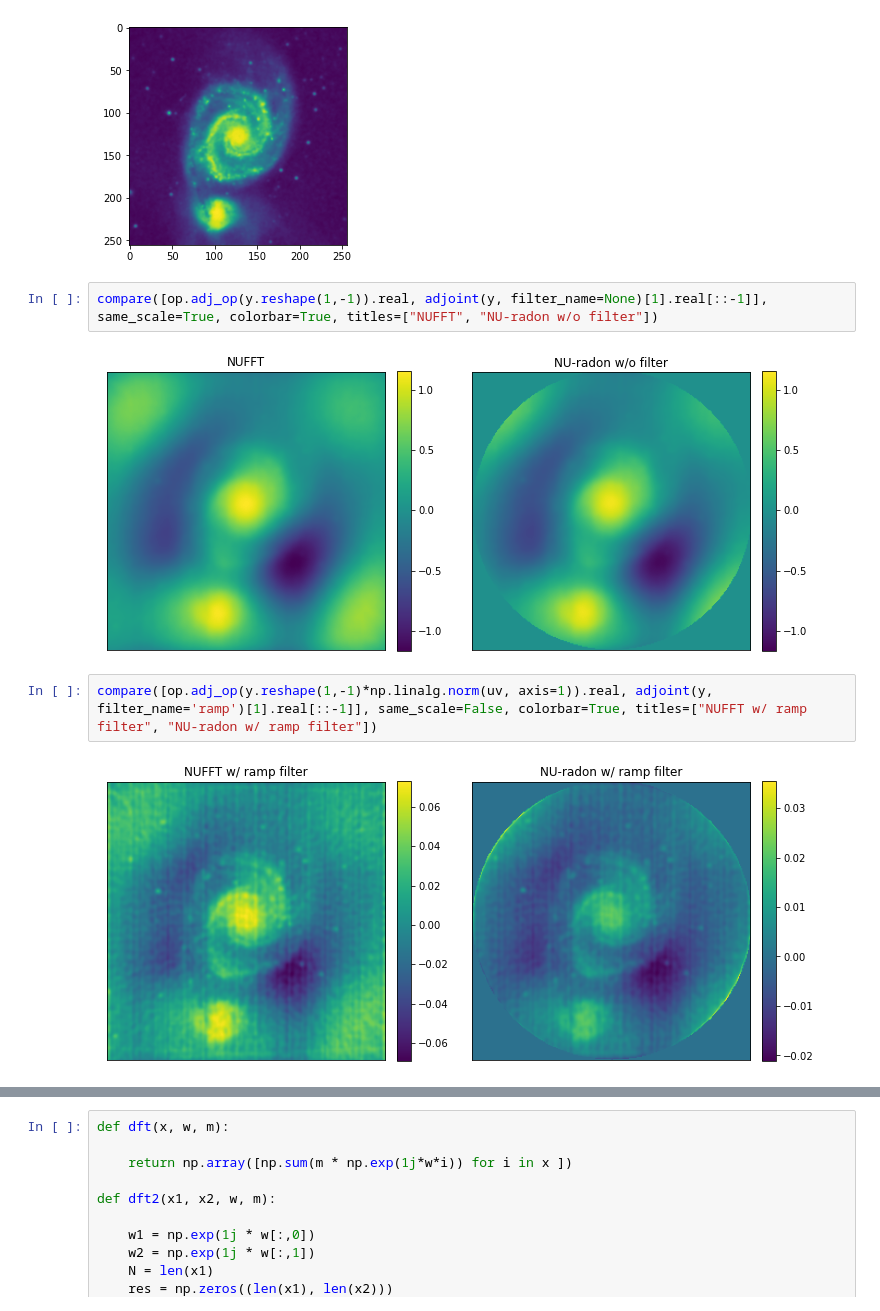
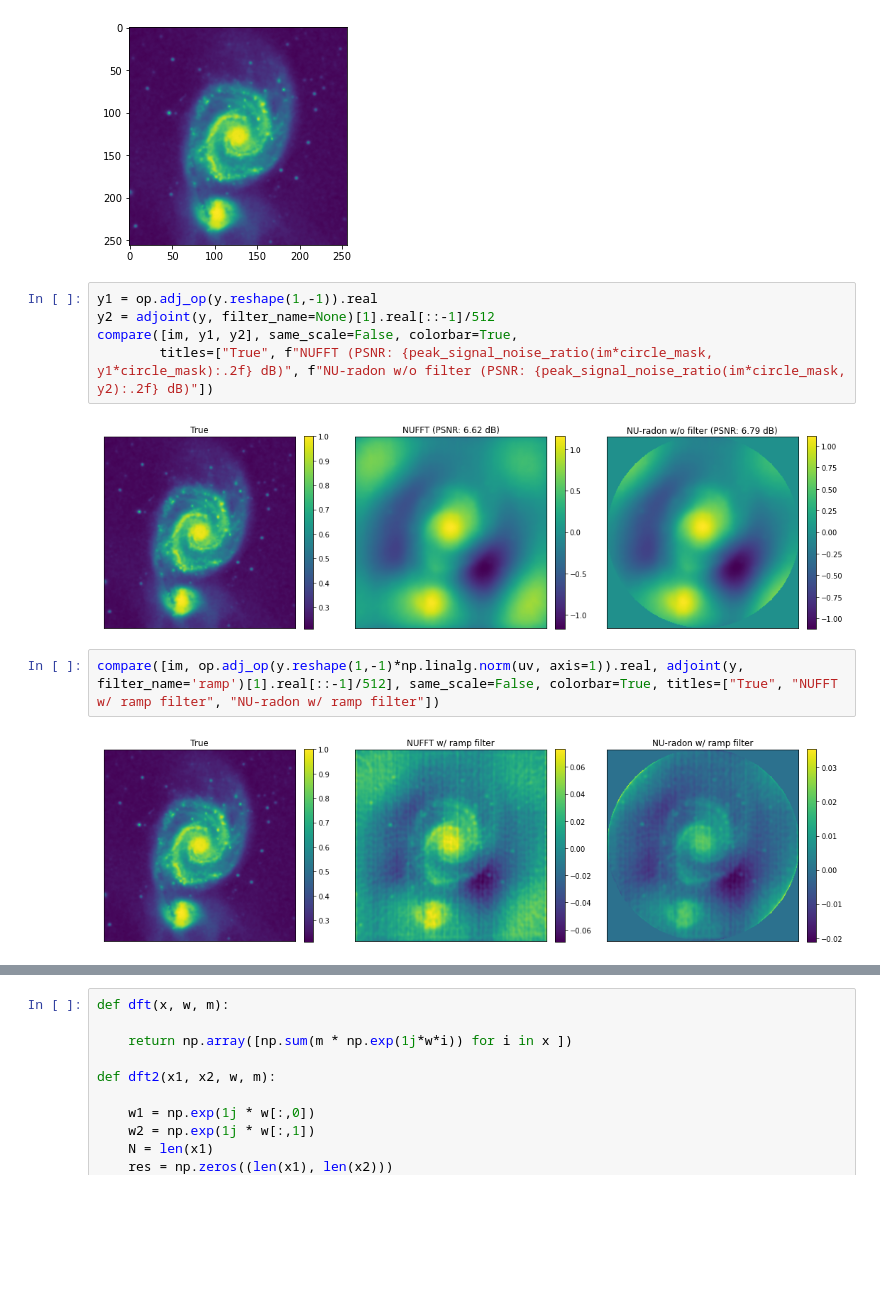
Before and after one commit to astro-informatics/LeIA, a Jupyter notebook: notebooks/radon.ipynb, the cells around one changed output, grey strips where cells are left out. Drawn from its saved outputs; the diff is of its cells as text; blank space fills up the shorter version.

```diff
--- a/notebooks/radon.ipynb
+++ b/notebooks/radon.ipynb
@@ -151,11 +241,14 @@ plt.imshow(im)
 <matplotlib.image.AxesImage at 0x...>
 [figure]
 # %%
-compare([op.adj_op(y.reshape(1,-1)).real, adjoint(y, filter_name=None)[1].real[::-1]], same_scale=True, colorbar=True, titles=["NUFFT", "NU-radon w/o filter"])
+y1 = op.adj_op(y.reshape(1,-1)).real
+y2 = adjoint(y, filter_name=None)[1].real[::-1]/512
+compare([im, y1, y2], same_scale=False, colorbar=True,
+        titles=["True", f"NUFFT (PSNR: {peak_signal_noise_ratio(im*circle_mask, y1*circle_mask):.2f} dB)", f"NU-radon w/o filter (PSNR: {peak_signal_noise_ratio(im*circle_mask, y2):.2f} dB)"])
 # %% [output]
-[figure, old version]
+[figure, new version]
 # %%
-compare([op.adj_op(y.reshape(1,-1)*np.linalg.norm(uv, axis=1)).real, adjoint(y, filter_name='ramp')[1].real[::-1]], same_scale=False, colorbar=True, titles=["NUFFT w/ ramp filter", "NU-radon w/ ramp filter"])
+compare([im, op.adj_op(y.reshape(1,-1)*np.linalg.norm(uv, axis=1)).real, adjoint(y, filter_name='ramp')[1].real[::-1]/512], same_scale=False, colorbar=True, titles=["True", "NUFFT w/ ramp filter", "NU-radon w/ ramp filter"])
 # %% [output]
-[figure, old version]
+[figure, new version]
 # %%
```
Also changed, not shown: parts of 14 cells of this notebook, 13 other files.
